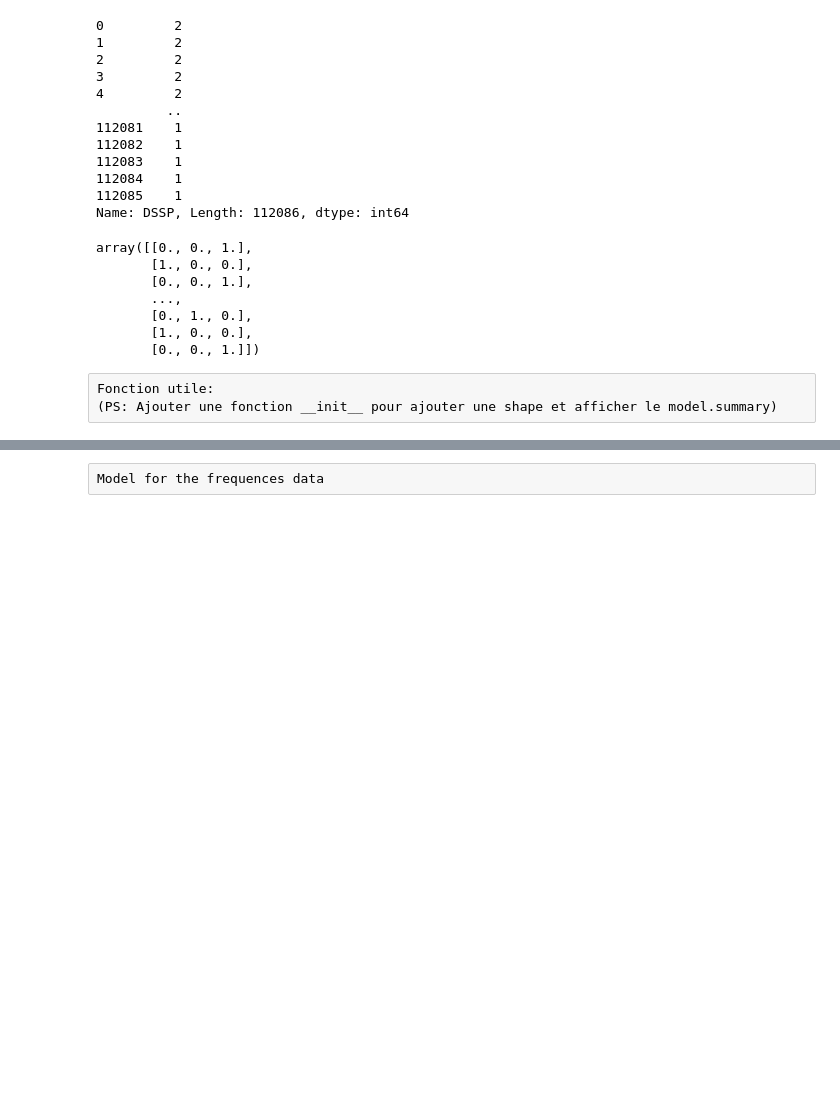
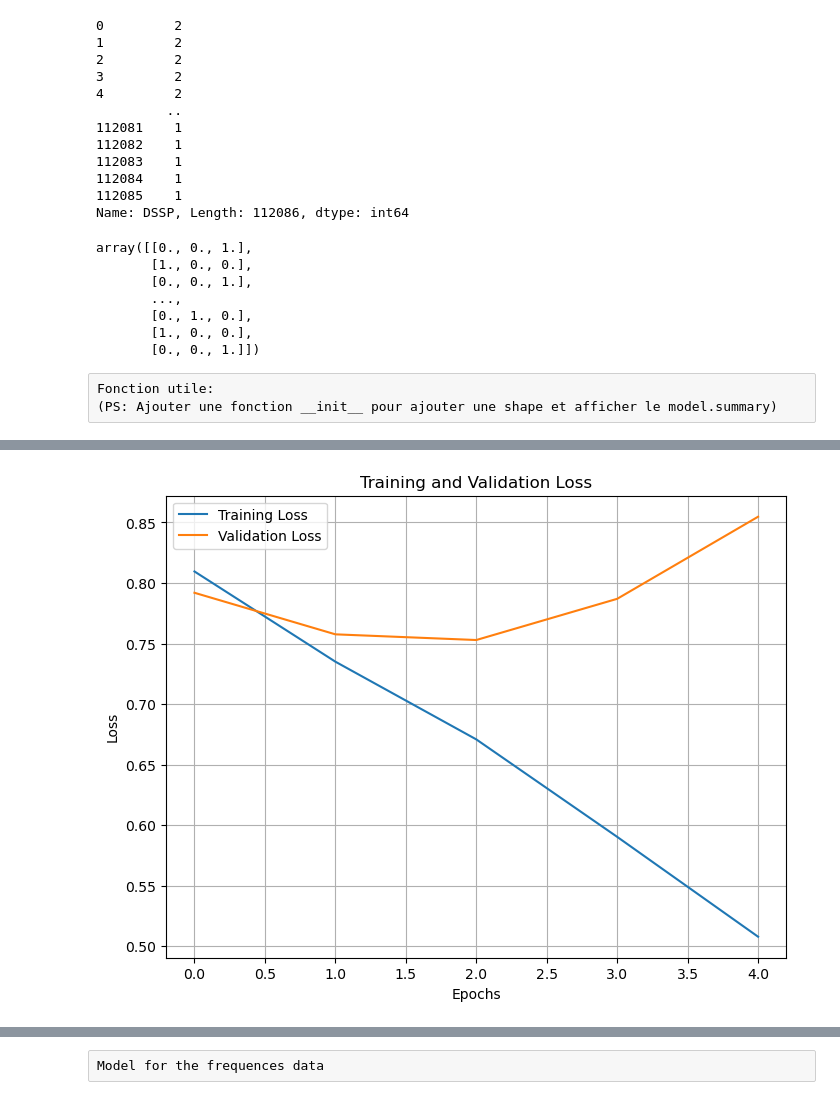
Before and after one commit to Ajhodi/MLP_avec_Taveau, a Jupyter notebook: keras_MLP.ipynb, the cells around one changed output, grey strips where cells are left out. Cells and saved outputs as stored; diff of their text form; code cells hidden in the pictures; blank space fills up the shorter version.

Commit message:
plot_update

```diff
--- a/keras_MLP.ipynb
+++ b/keras_MLP.ipynb
@@ -147,10 +145,8 @@ model = keras.Sequential([
     keras.layers.Dense(3, activation='softmax')
 ])
 
+opt = keras.optimizers.Adam(learning_rate=0.008)
 #3 sortit couche softmax pour avoir les proba de chaque class
-model.compile(optimizer='adam',
+model.compile(optimizer=opt,
               loss='categorical_crossentropy',
               metrics=['accuracy'])
-# %%
-
-model.fit(X_train, y_train_one_hot, epochs=20, batch_size=32, validation_data=(X_test, y_test_one_hot),callbacks=early_stopping)
@@ -180,0 +153,2 @@ Epoch 7: early stopping
+# %%
+history = model.fit(X_train, y_train_one_hot, epochs=5, batch_size=32, validation_data=(X_test, y_test_one_hot),callbacks=early_stopping)
@@ -181,3 +166,20 @@ Epoch 7: early stopping
+# %%
+# Function to plot training and validation loss
+def plot_loss(history, title="Loss Curve"):
+    plt.figure(figsize=(8, 6))
+    plt.plot(history.history['loss'], label='Training Loss')
+    plt.plot(history.history['val_loss'], label='Validation Loss')
+    plt.xlabel('Epochs')
+    plt.ylabel('Loss')
+    plt.title(title)
+    plt.legend()
+    plt.grid(True)
+    plt.show()
+# %%
+# Call the plot_loss function with the captured history
+plot_loss(history, title="Training and Validation Loss")
+# %% [output]
+[figure, added]
 # %%
 loss, accuracy = model.evaluate(X_test, y_test_one_hot)
 print(f'Loss: {loss:.4f}, Accuracy: {accuracy*100:.4f}')
```
Also changed, not shown: parts of 20 cells of this notebook.
